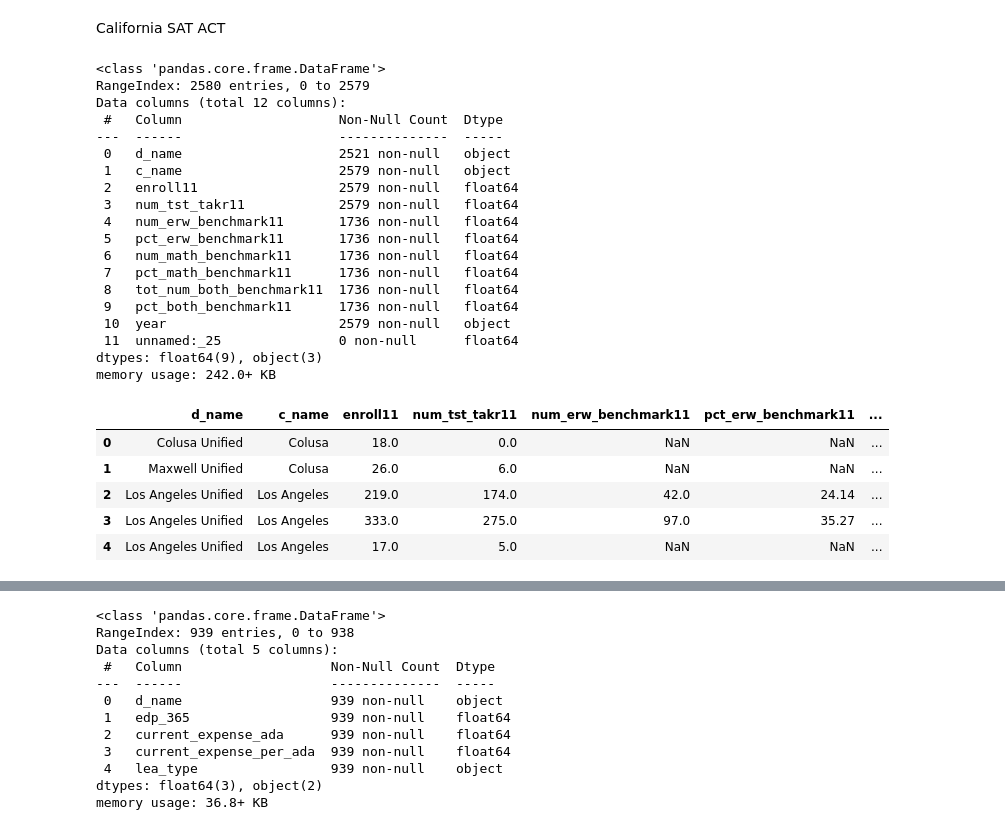
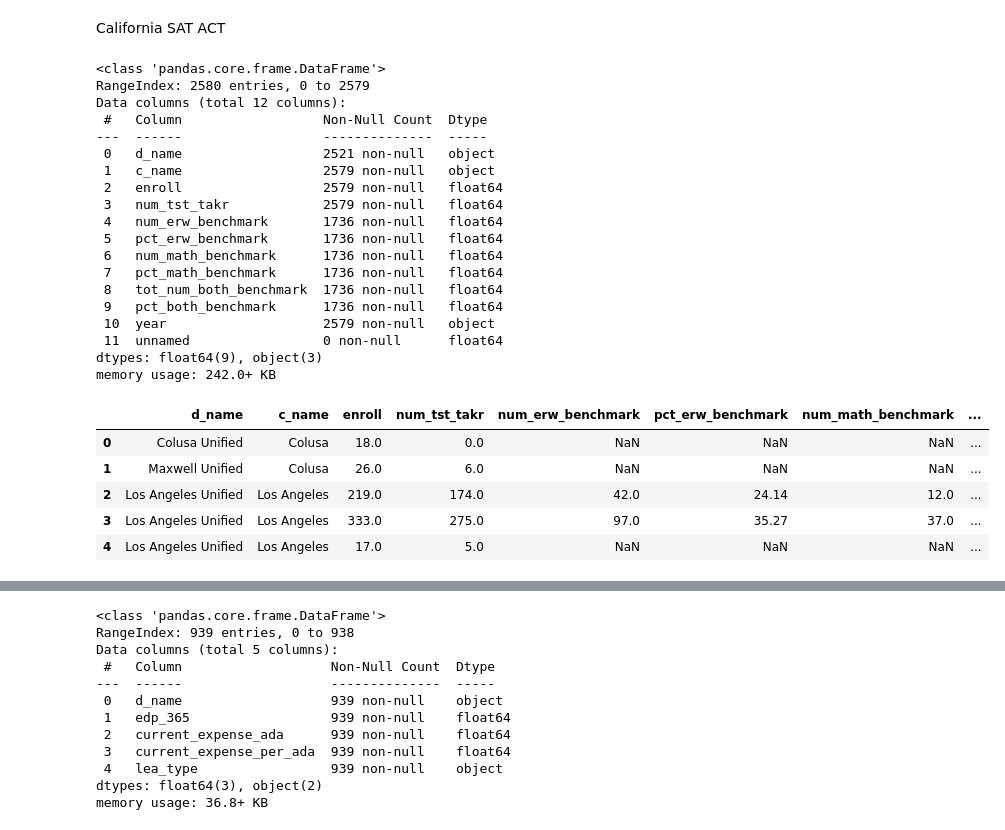
Before and after one commit to AlexSpradling/california_sat_analysis, a Jupyter notebook: code/starter-code Alex.ipynb, the cells around one changed output, grey strips where cells are left out. Drawn from its saved outputs; the diff is of its cells as text; code cells hidden in the pictures.

```diff
--- a/code/starter-code Alex.ipynb
+++ b/code/starter-code Alex.ipynb
@@ -313,53 +239,57 @@ California SAT ACT
 # %%
 # sat_2019_ca
 sat_2019_ca_df = pd.read_csv('../data/sat_2019_ca.csv')
 
 # drop columns we're not interested - only want to look at 11th graders
 sat_2019_ca_df.drop(sat_2019_ca_df.columns[[0,1,2,3,4,5,8,9,10,11,12,13,20,21]], axis=1, inplace=True)
 
 # clean columns!
 # snake case everything
-sat_2019_ca_df.columns = ['_'.join(re.split('(?<=.)(?=[a-z])', x)) for x in sat_2019_ca_df.columns]
+sat_2019_ca_df.columns = ['_'.join(re.findall('[A-Z][a-z]*',x)) for x in sat_2019_ca_df.columns]
+
+sat_2019_ca_df
 sat_2019_ca_df = clean_columns(sat_2019_ca_df)
+
 sat_2019_ca_df.columns = [x.replace('_e_r_w_', '_erw_') for x in sat_2019_ca_df.columns]
 sat_2019_ca_df.columns = [x.replace('_t_s_t_', '_tst_') for x in sat_2019_ca_df.columns]
+
 # remove asterisks
 sat_2019_ca_df.replace({'*': np.nan}, inplace = True)
 
 # make everything floats that needs to be
 sat_2019_ca_df = sat_2019_ca_df.astype({col:'float' for col in sat_2019_ca_df.columns if col not in ['d_name', 'c_name', 'year']})
 
 
 # print descriptions
 sat_2019_ca_df.info()
 sat_2019_ca_df.shape
 sat_2019_ca_df.head()
 # %% [output]
 <class 'pandas.core.frame.DataFrame'>
 RangeIndex: 2580 entries, 0 to 2579
 Data columns (total 12 columns):
- #   Column                    Non-Null Count  Dtype
----  ------                    --------------  -----
- 0   d_name                    2521 non-null   object
- 1   c_name                    2579 non-null   object
- 2   enroll11                  2579 non-null   float64
- 3   num_tst_takr11            2579 non-null   float64
- 4   num_erw_benchmark11       1736 non-null   float64
- 5   pct_erw_benchmark11       1736 non-null   float64
- 6   num_math_benchmark11      1736 non-null   float64
- 7   pct_math_benchmark11      1736 non-null   float64
- 8   tot_num_both_benchmark11  1736 non-null   float64
- 9   pct_both_benchmark11      1736 non-null   float64
- 10  year                      2579 non-null   object
- 11  unnamed:_25               0 non-null      float64
+ #   Column                  Non-Null Count  Dtype
+---  ------                  --------------  -----
+ 0   d_name                  2521 non-null   object
+ 1   c_name                  2579 non-null   object
+ 2   enroll                  2579 non-null   float64
+ 3   num_tst_takr            2579 non-null   float64
+ 4   num_erw_benchmark       1736 non-null   float64
+ 5   pct_erw_benchmark       1736 non-null   float64
+ 6   num_math_benchmark      1736 non-null   float64
+ 7   pct_math_benchmark      1736 non-null   float64
+ 8   tot_num_both_benchmark  1736 non-null   float64
+ 9   pct_both_benchmark      1736 non-null   float64
+ 10  year                    2579 non-null   object
+ 11  unnamed                 0 non-null      float64
 dtypes: float64(9), object(3)
 memory usage: 242.0+ KB
-|  | d_name | c_name | enroll11 | num_tst_takr11 | num_erw_benchmark11 | pct_erw_benchmark11 | ... |
-| 0 | Colusa Unified | Colusa | 18.0 | 0.0 | NaN | NaN | ... |
-| 1 | Maxwell Unified | Colusa | 26.0 | 6.0 | NaN | NaN | ... |
-| 2 | Los Angeles Unified | Los Angeles | 219.0 | 174.0 | 42.0 | 24.14 | ... |
-| 3 | Los Angeles Unified | Los Angeles | 333.0 | 275.0 | 97.0 | 35.27 | ... |
-| 4 | Los Angeles Unified | Los Angeles | 17.0 | 5.0 | NaN | NaN | ... |
+|  | d_name | c_name | enroll | num_tst_takr | num_erw_benchmark | pct_erw_benchmark | num_math_benchmark | ... |
+| 0 | Colusa Unified | Colusa | 18.0 | 0.0 | NaN | NaN | NaN | ... |
+| 1 | Maxwell Unified | Colusa | 26.0 | 6.0 | NaN | NaN | NaN | ... |
+| 2 | Los Angeles Unified | Los Angeles | 219.0 | 174.0 | 42.0 | 24.14 | 12.0 | ... |
+| 3 | Los Angeles Unified | Los Angeles | 333.0 | 275.0 | 97.0 | 35.27 | 37.0 | ... |
+| 4 | Los Angeles Unified | Los Angeles | 17.0 | 5.0 | NaN | NaN | NaN | ... |
 # %%
 # aggregate by school district, using mean
 
```
Also changed, not shown: parts of 8 cells of this notebook.
